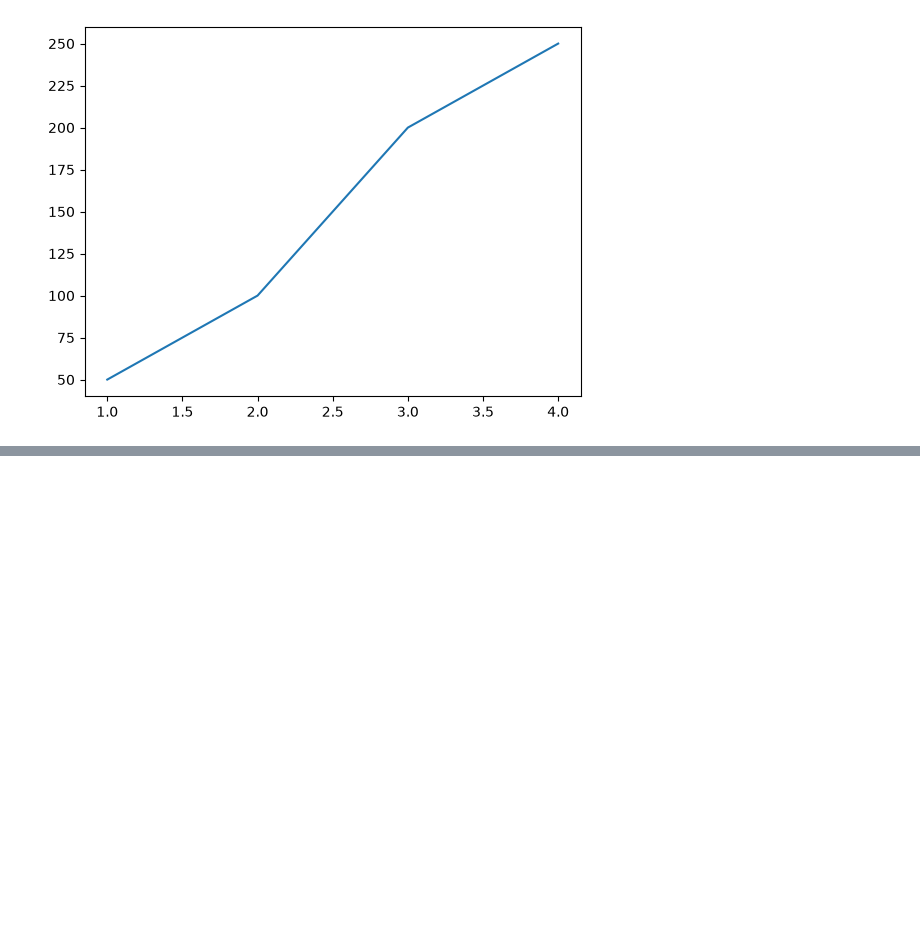
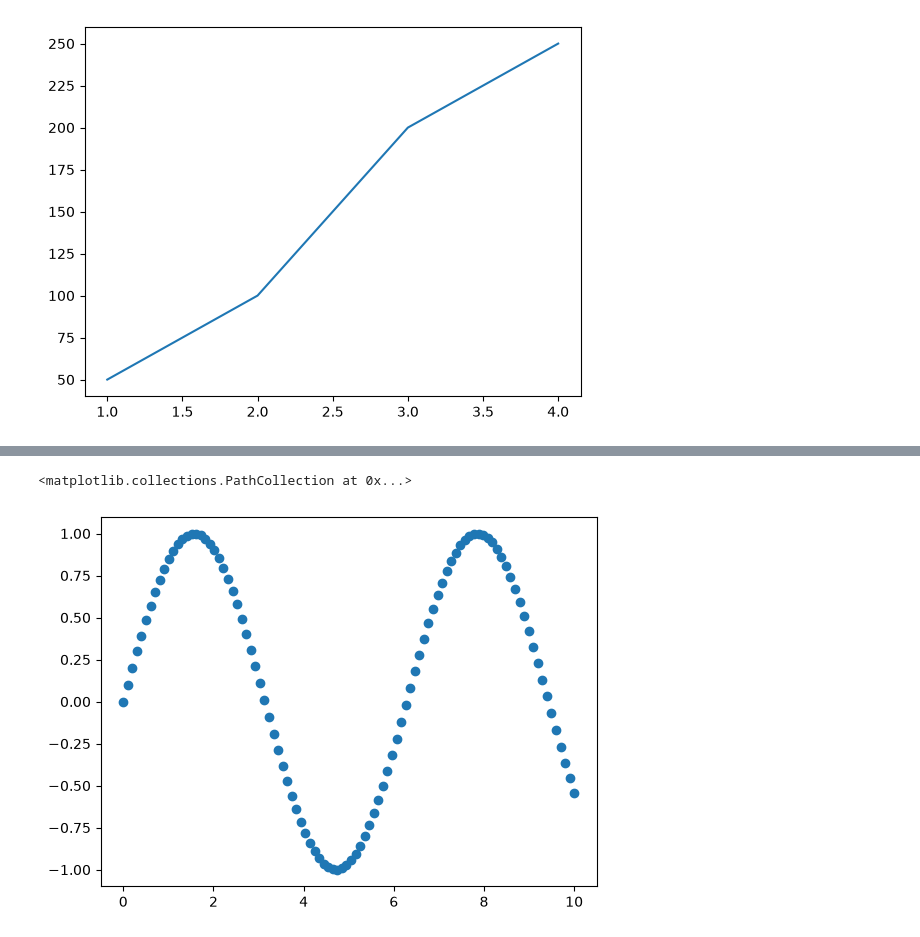
Before and after one commit to azharaul/ds-ml-learning-journey, a Jupyter notebook: intorduction to matplotlib.ipynb, the cells around one changed output, grey strips where cells are left out. Saved outputs shown, nothing was run; the diff lists cells and outputs as text; code cells hidden in the pictures; blank space fills up the shorter version.

```diff
--- a/intorduction to matplotlib.ipynb
+++ b/intorduction to matplotlib.ipynb
@@ -43,0 +93,6 @@ ax.plot(x,[50,100,200,250]);
+# %%
+fig, ax = plt.subplots()
+ax.scatter(x, np.sin(x))
+# %% [output]
+<matplotlib.collections.PathCollection at 0x...>
+[figure, added]
```
Also changed, not shown: parts of 11 cells of this notebook, 1 other file.
